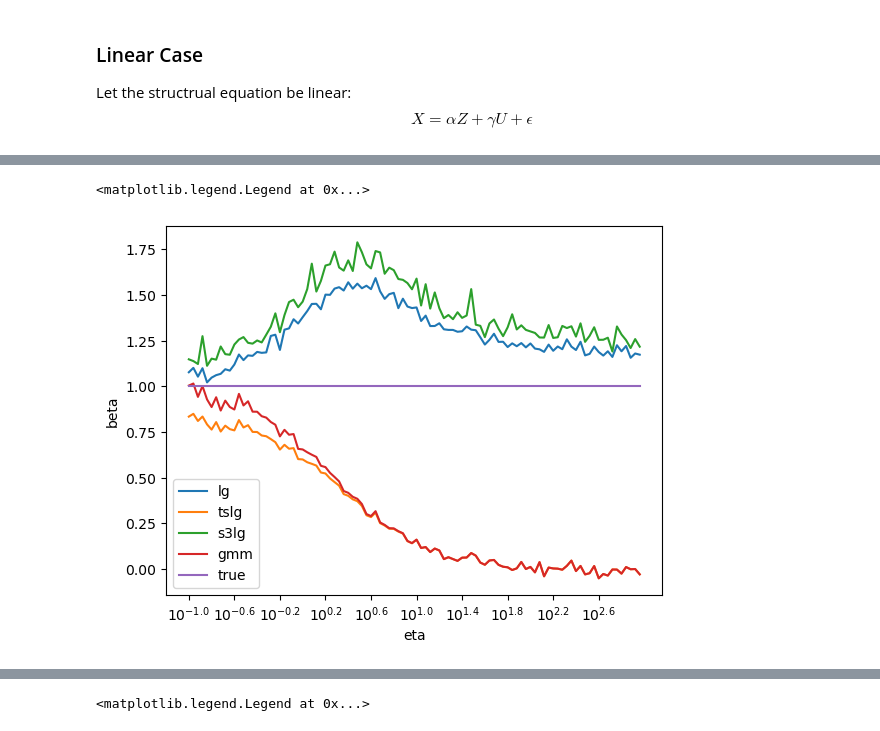
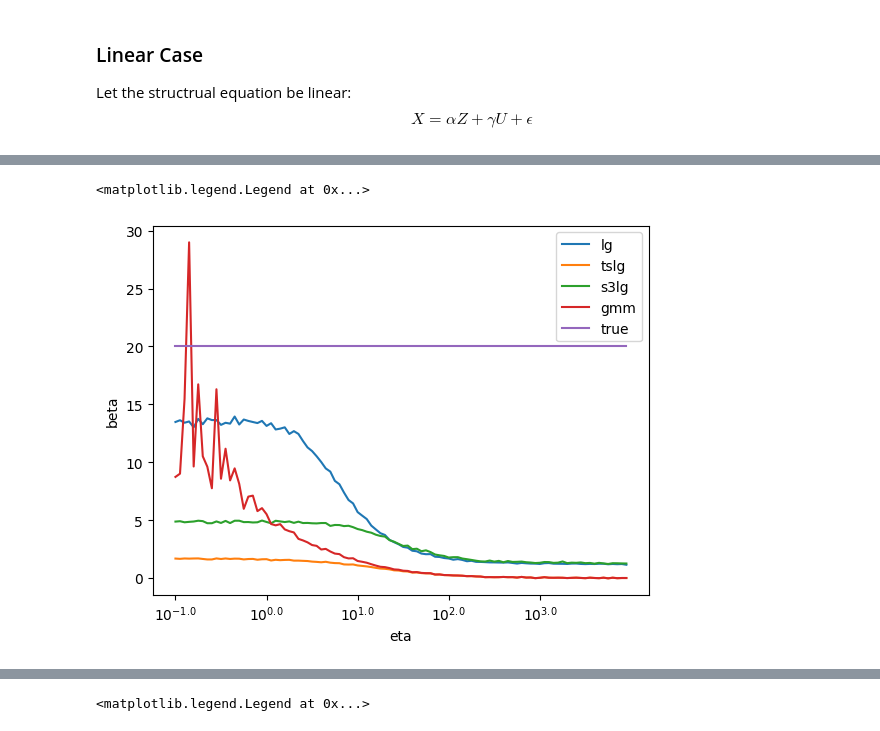
Before and after one commit to LangtianM/IV_Logistic, a Jupyter notebook: Experiments.ipynb, the cells around one changed output, grey strips where cells are left out. Drawn from its saved outputs; the diff is of its cells as text; code cells hidden in the pictures.

```diff
--- a/Experiments.ipynb
+++ b/Experiments.ipynb
@@ -60,0 +83,7 @@ plt.legend()
+# %%
+beta = 6
+data = sim_data(n=10000, beta=beta)
+
+lg = LogisticRegression()
+lg.fit(data.X.reshape(-1, 1), data.Y)
+print(lg.coef_)
@@ -60,0 +92,10 @@ plt.legend()
+# %%
+data = sim_data(n=10000)
+
+sns.scatterplot(x=data.X, y=data.U)
+
+import statsmodels.api as sm
+
+model = sm.OLS(data.U, data.X).fit()
+
+model.summary()
@@ -61,40 +123,40 @@ plt.legend()
 # %%
-k = np.linspace(-1, 3, 100)
+k = np.linspace(-1, 4, 100)
 lg_coef = np.array([])
 tslg_coef = np.array([])
 s3lg_coef = np.array([])
 gmm_coef = np.array([])
-beta = 1
+beta = 20
 
 for eta in np.power(10, k):
     data = sim_data(n=10000, eta=eta, beta=beta)
 
     lg = LogisticRegression()
     lg.fit(data.X.reshape(-1, 1), data.Y)
     lg_coef = np.append(lg_coef, lg.coef_)
 
     tslg = two_stage_logit()
     tslg.fit(data.X, data.Y, data.Z)
     tslg_coef = np.append(tslg_coef, tslg.coef_)
 
     s3lg = three_stage_logit()
     s3lg.fit(data.X, data.Y, data.Z)
     s3lg_coef = np.append(s3lg_coef, s3lg.coef_)
 
     gmm = GMM_logit()
     gmm.fit(data.X, data.Y, data.Z)
     gmm_coef = np.append(gmm_coef, gmm.coef_)
 
 
 plt.plot(k, lg_coef, label='lg')
 plt.plot(k, tslg_coef, label='tslg')
 plt.plot(k, s3lg_coef, label='s3lg')
 plt.plot(k, gmm_coef, label='gmm')
 plt.plot(k, beta * np.ones(100), label='true')
-plt.xticks(k[::10], [f'$10^{{{round(ki, 1)}}}$' for ki in k[::10]])
+plt.xticks(k[::20], [f'$10^{{{round(ki, 1)}}}$' for ki in k[::20]])
 plt.xlabel('eta')
 plt.ylabel('beta')
 plt.legend()
 # %% [output]
 <matplotlib.legend.Legend at 0x...>
-[figure, old version]
+[figure, new version]
```
Also changed, not shown: parts of 5 cells of this notebook, 1 other file.
